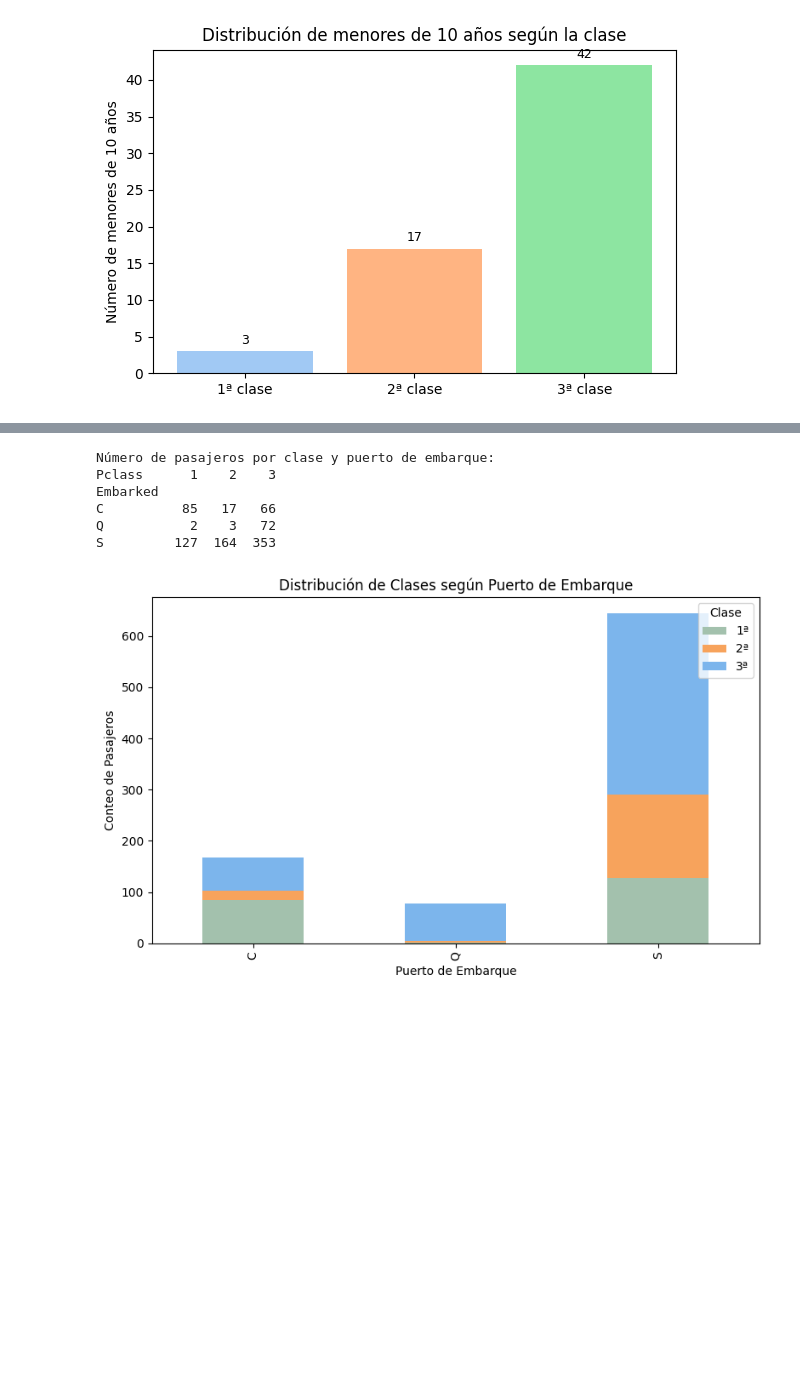
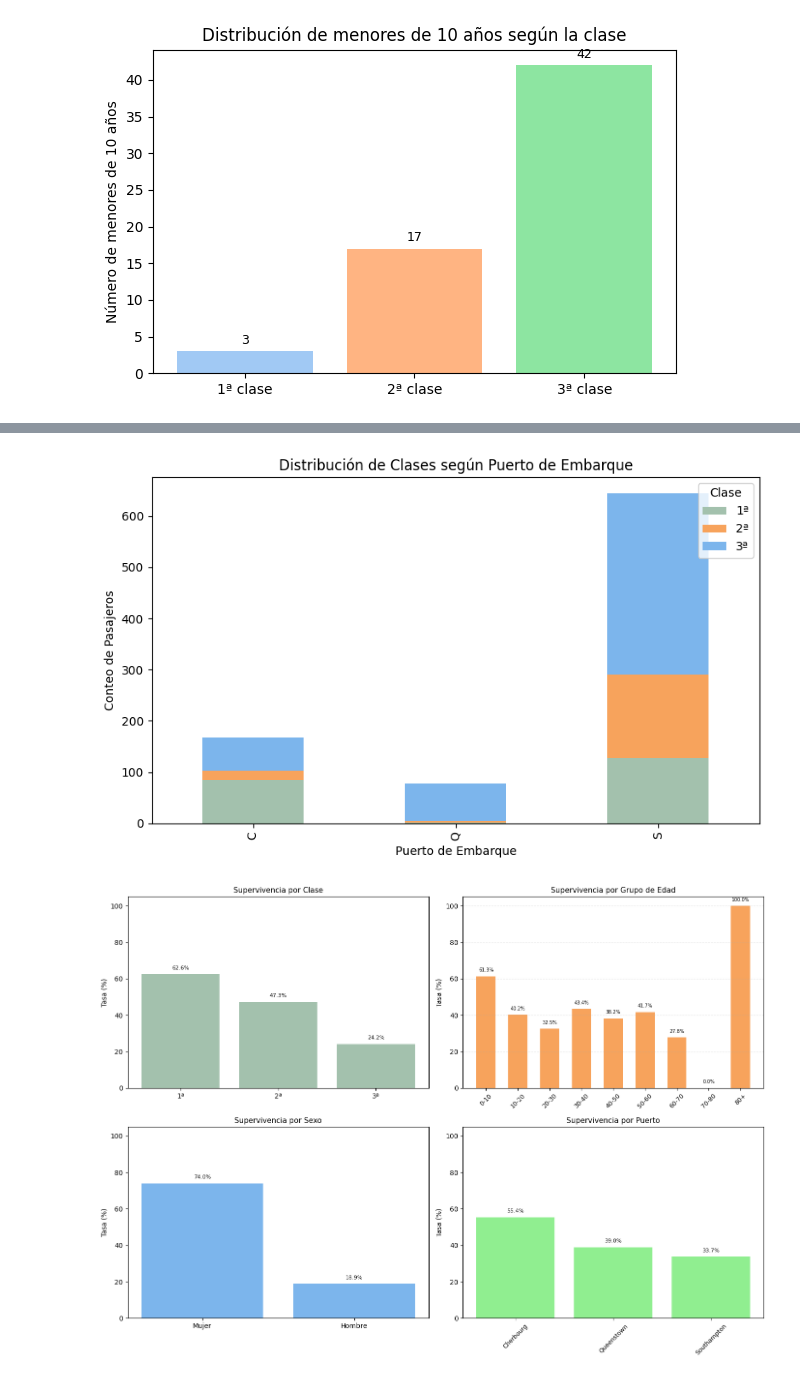
Before and after one commit to maria-enc/portfolio-datos, a Jupyter notebook: titanic/analisis_titanic.ipynb, the cells around one changed output, grey strips where cells are left out. Drawn from its saved outputs; the diff is of its cells as text; code cells hidden in the pictures; blank space fills up the shorter version.

```diff
--- a/titanic/analisis_titanic.ipynb
+++ b/titanic/analisis_titanic.ipynb
@@ -596,9 +609,4 @@ Name: count, dtype: int64
 # %%
-# Distribución de clases por puerto de embarque
-class_by_port = df.groupby(['Embarked','Pclass']).size().unstack(fill_value=0)
-print("\nNúmero de pasajeros por clase y puerto de embarque:")
-print(class_by_port)
-
 # gráfico de barras apiladas
 class_by_port.plot(kind='bar', stacked=True, figsize=(8,5), color=['#a3c1ad','#f7a35c','#7cb5ec'])
 plt.xlabel('Puerto de Embarque')
@@ -608,10 +616,70 @@ plt.legend(title='Clase', labels=['1ª','2ª','3ª'], loc='upper right')
 plt.tight_layout()
 plt.show()
 # %% [output]
-Número de pasajeros por clase y puerto de embarque:
-Pclass      1    2    3
-Embarked
-C          85   17   66
-Q           2    3   72
-S         127  164  353
 [figure]
+# %%
+# Crear figura con múltiples gráficos
+fig, axes = plt.subplots(2, 2, figsize=(14, 10))
+
+age_bins = [0, 10, 20, 30, 40, 50, 60, 70, 80, 90]
+age_labels = ['0-10', '10-20', '20-30', '30-40', '40-50', '50-60', '60-70', '70-80', '80+']
+if 'AgeGroup' not in df.columns:
+    df['AgeGroup'] = pd.cut(df['Age'], bins=age_bins, labels=age_labels, right=False)
+
+survival_by_age = df.groupby('AgeGroup')['Survived'].mean().mul(100).round(1)
+survival_by_pclass = df.groupby('Pclass')['Survived'].mean().mul(100).round(1)
+survival_by_sex = df.groupby('Sex')['Survived'].mean().mul(100).round(1)
+survival_by_embarked = df.groupby('Embarked')['Survived'].mean().mul(100).round(1)
+
+# Conteos para anotaciones
+sex_counts = df['Sex'].value_counts()
+
+# Gráfico 1: Por Clase
+axes[0, 0].bar(survival_by_pclass.index, survival_by_pclass.values, color='#a3c1ad')
+axes[0, 0].set_title('Supervivencia por Clase', fontsize=11)
+axes[0, 0].set_ylabel('Tasa (%)', fontsize=10)
+axes[0, 0].set_xticks([1, 2, 3])
+axes[0, 0].set_xticklabels(['1ª', '2ª', '3ª'])
+axes[0, 0].set_ylim(0, 105)
+for i, (idx, v) in enumerate(survival_by_pclass.items()):
+    axes[0, 0].text(idx, v + 2, f"{v:.1f}%", ha='center', fontsize=8, va='bottom')
+
+# Gráfico 2: Por Edad
+axes[0, 1].bar(range(len(survival_by_age)), survival_by_age.values, color='#f7a35c', width=0.6)
+axes[0, 1].set_title('Supervivencia por Grupo de Edad', fontsize=11)
+axes[0, 1].set_ylabel('Tasa (%)', fontsize=10)
+axes[0, 1].set_xticks(range(len(survival_by_age)))
+axes[0, 1].set_xticklabels(survival_by_age.index, rotation=45, fontsize=9)
+axes[0, 1].set_ylim(0, 105)
+axes[0, 1].grid(axis='y', alpha=0.3, linestyle='--')
+for i, v in enumerate(survival_by_age.values):
+    axes[0, 1].text(i, v + 2, f"{v:.1f}%", ha='center',fontsize=7, va='bottom')
+
+# Gráfico 3: Por Sexo (CORREGIDO - anotaciones y mejor etiquetado)
+sex_labels_map = {'male': 'Hombre', 'female': 'Mujer', 'M': 'Hombre', 'F': 'Mujer'}
+axes[1, 0].bar(range(len(survival_by_sex)), survival_by_sex.values, color='#7cb5ec')
+axes[1, 0].set_title('Supervivencia por Sexo', fontsize=11)
+axes[1, 0].set_ylabel('Tasa (%)', fontsize=10)
+axes[1, 0].set_xticks(range(len(survival_by_sex)))
+axes[1, 0].set_xticklabels([sex_labels_map.get(str(idx), str(idx)) for idx in survival_by_sex.index])
+axes[1, 0].set_ylim(0, 105)
+for i, (sex_key, v) in enumerate(survival_by_sex.items()):
+    axes[1, 0].text(i, v + 2, f"{v:.1f}%", ha='center', fontsize=8, va='bottom')
+
+# Gráfico 4: Por Puerto
+embarked_labels = {'C': 'Cherbourg', 'Q': 'Queenstown', 'S': 'Southampton'}
+axes[1, 1].bar(range(len(survival_by_embarked)), survival_by_embarked.values, color='#90ee90')
+axes[1, 1].set_title('Supervivencia por Puerto', fontsize=11)
+axes[1, 1].set_ylabel('Tasa (%)', fontsize=10)
+axes[1, 1].set_xticks(range(len(survival_by_embarked)))
+axes[1, 1].set_xticklabels([embarked_labels.get(idx, idx) for idx in survival_by_embarked.index], rotation=45, fontsize=9)
+axes[1, 1].set_ylim(0, 105)
+embarked_counts = df['Embarked'].value_counts()
+for i, (embarked_key, v) in enumerate(survival_by_embarked.items()):
+    axes[1, 1].text(i, v + 2, f"{v:.1f}%", ha='center', fontsize=8, va='bottom')
+
+plt.tight_layout()
+plt.savefig('supervivencia_titanic.png', dpi=300, bbox_inches='tight')
+plt.show()
+# %% [output]
+[figure, added]
```
Also changed, not shown: parts of 11 cells of this notebook, 3 other files.
